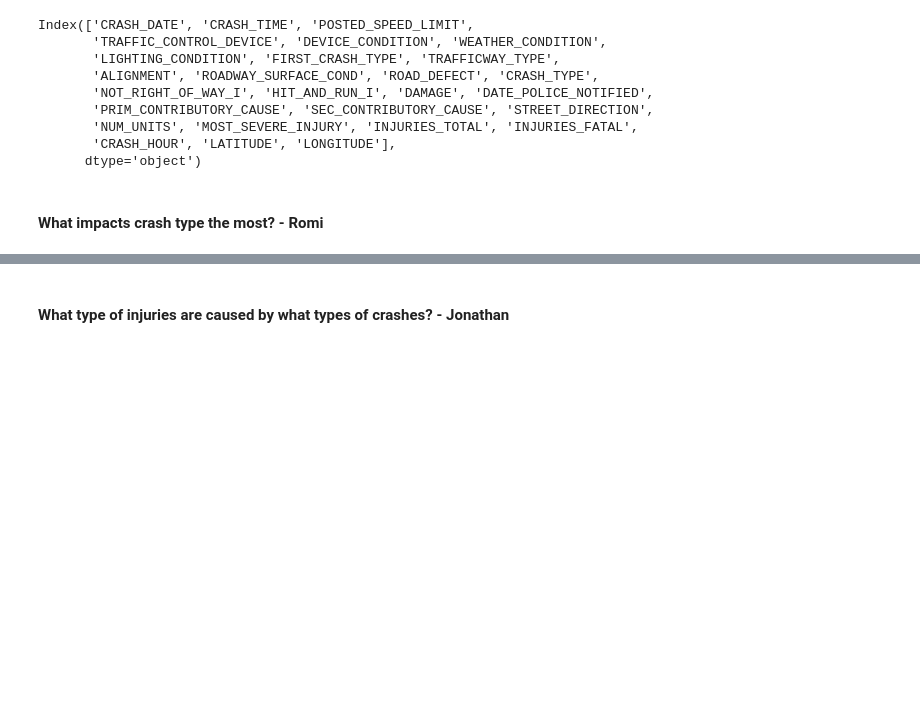
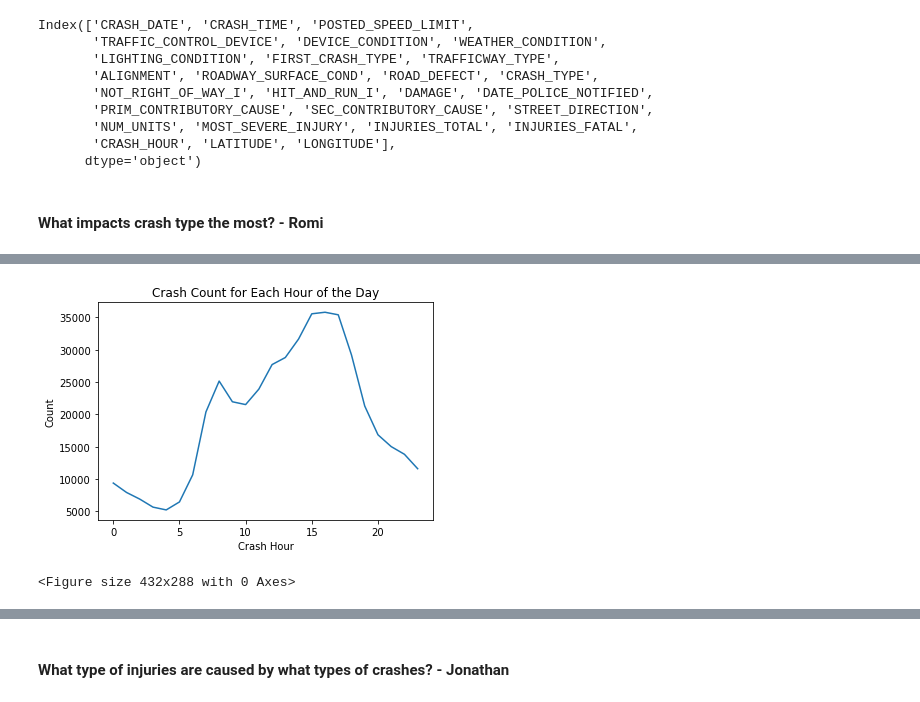
Before and after one commit to andrewbankston/project-one, a Jupyter notebook: Chicago_Crashes.ipynb, the cells around one changed output, grey strips where cells are left out. Drawn from its saved outputs; the diff is of its cells as text; code cells hidden in the pictures; blank space fills up the shorter version.

```diff
--- a/Chicago_Crashes.ipynb
+++ b/Chicago_Crashes.ipynb
@@ -55,0 +65,13 @@ Index(['CRASH_DATE', 'CRASH_TIME', 'POSTED_SPEED_LIMIT',
+# %%
+# Create crash count per hour (histogram/line)
+crashes_per_hour_grouped = crash_df.groupby(["CRASH_HOUR"])
+hour_count = crashes_per_hour_grouped["CRASH_HOUR"].count()
+hour_chart = hour_count.plot(kind='line')
+hour_chart.set_xlabel("Crash Hour")
+hour_chart.set_ylabel("Count")
+hour_chart.set_title("Crash Count for Each Hour of the Day")
+plt.show()
+plt.tight_layout()
+# %% [output]
+[figure, added]
+<Figure size 432x288 with 0 Axes>
```
Also changed, not shown: parts of 9 cells of this notebook, 2 other files.
